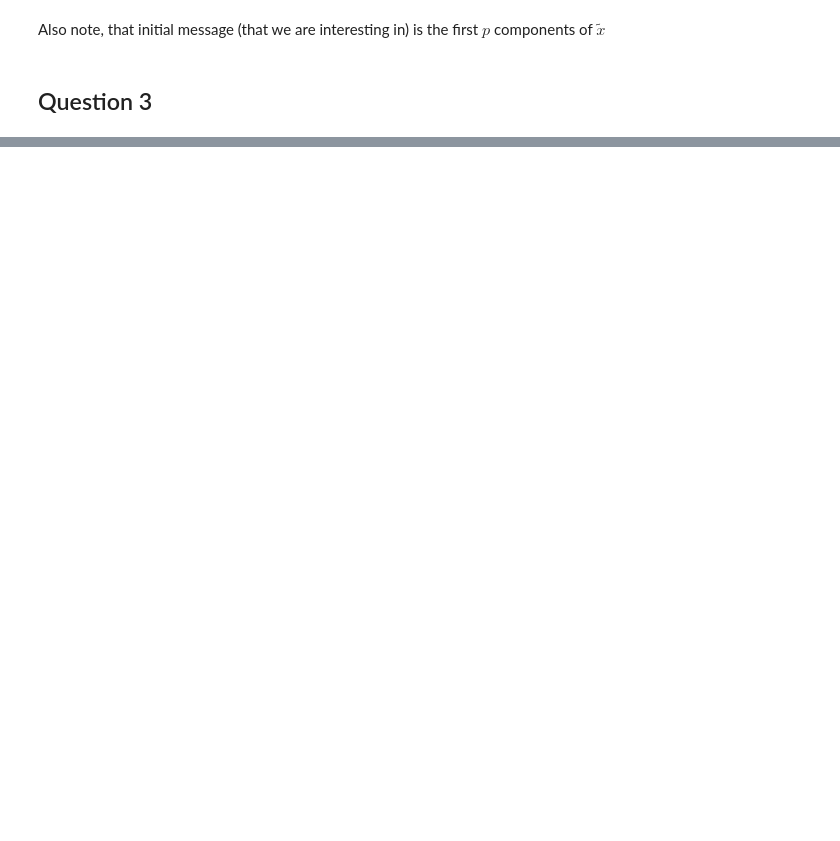
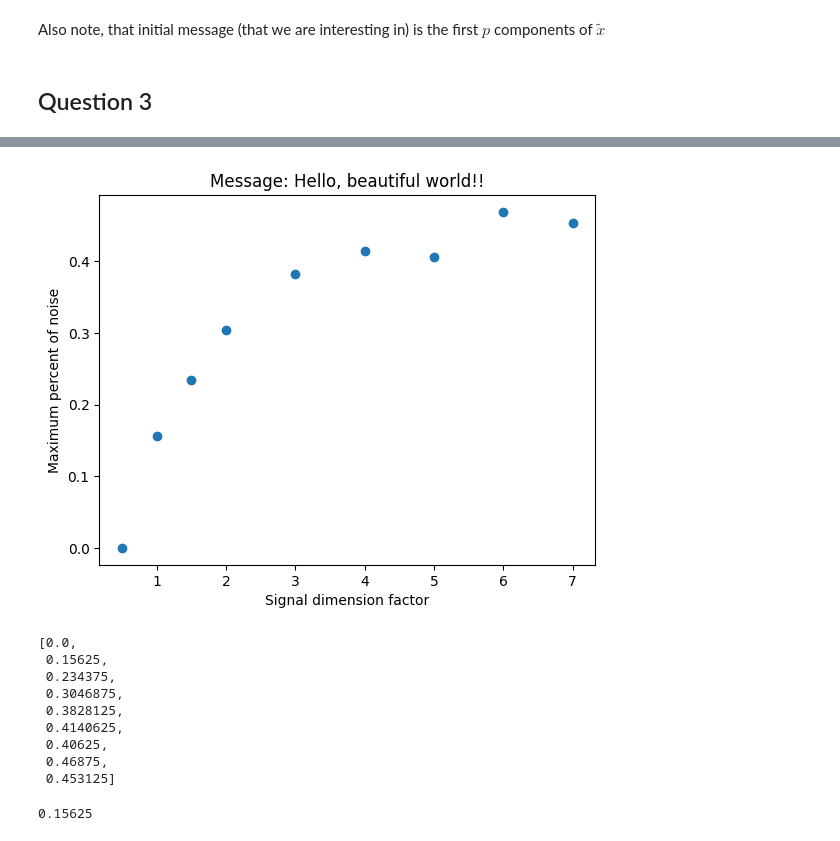
Before and after one commit to dsomni/optimization-f24, a Jupyter notebook: solution.ipynb, the cells around one changed output, grey strips where cells are left out. Cells and saved outputs as stored; diff of their text form; code cells hidden in the pictures; blank space fills up the shorter version.

```diff
--- a/solution.ipynb
+++ b/solution.ipynb
@@ -307,0 +532,19 @@ The recovered message is:
+# %%
+plot_signal_dim_factors("Hello, beautiful world!!", [0.5, 1, 1.5, *range(2, 8)], seed=420)
+# %% [output]
+[figure, added]
+[0.0,
+ 0.15625,
+ 0.234375,
+ 0.3046875,
+ 0.3828125,
+ 0.4140625,
+ 0.40625,
+ 0.46875,
+ 0.453125]
+# %%
+find_noise_level_binary(
+"""Надо любить жизнь больше, чем смысл жизни.
+- Достоевский""", signal_dim_factor=1,  seed=420)
+# %% [output]
+0.15625
```
Also changed, not shown: parts of 27 cells of this notebook, 1 other file.
